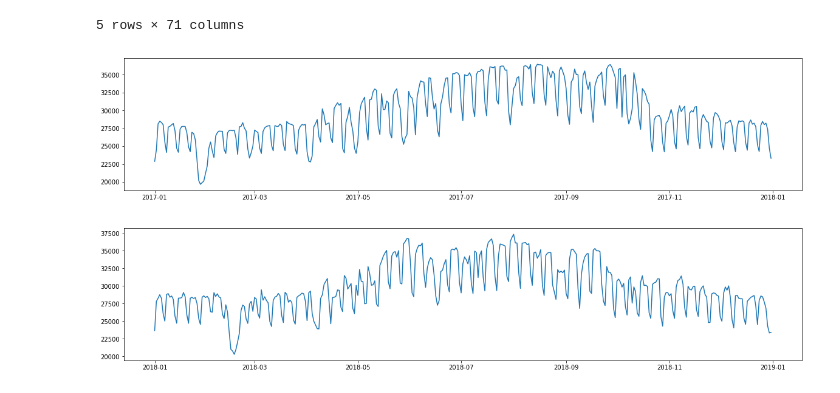
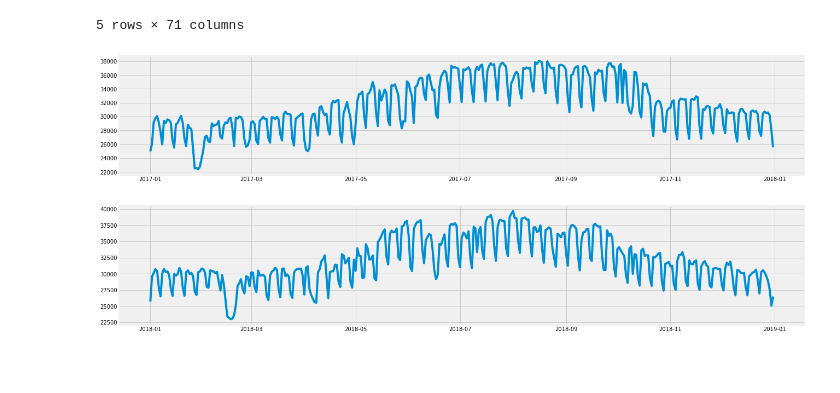
Before and after one commit to Jadezzz/Taipower_forecast, a Jupyter notebook: Exploratory data analysis.ipynb, the cells around one changed output. Saved outputs shown, nothing was run; the diff lists cells and outputs as text; code cells hidden in the pictures; blank space fills up the shorter version.

```diff
--- a/Exploratory data analysis.ipynb
+++ b/Exploratory data analysis.ipynb
@@ -1,6 +1,7 @@
 # %%
 import pandas as pd
 import matplotlib.pyplot as plt
+plt.style.use('fivethirtyeight')
 %matplotlib inline
 # %% [markdown]
 ### Read Data into dataframe
@@ -68,10 +69,10 @@ def plot_year(dates, value):
     ax.plot_date(x_axis, value, '-')
     fig.show()
 # %%
-plot_year(data_2017['日期'], data_2017['尖峰負載(MW)'])
+plot_year(data_2017['日期'], data_2017['淨尖峰供電能力(MW)'])
 # %% [output]
-[figure, old version]
+[figure, new version]
 # %%
-plot_year(data_2018['日期'], data_2018['尖峰負載(MW)'])
+plot_year(data_2018['日期'], data_2018['淨尖峰供電能力(MW)'])
 # %% [output]
-[figure, old version]
+[figure, new version]
```
